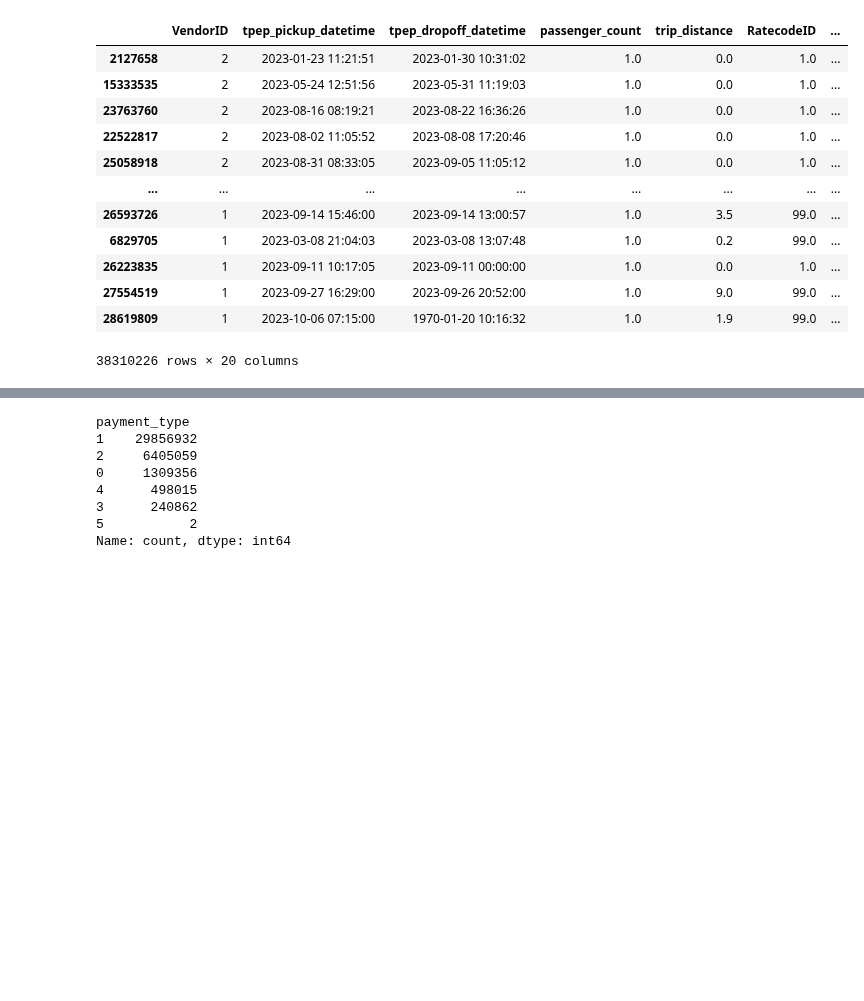
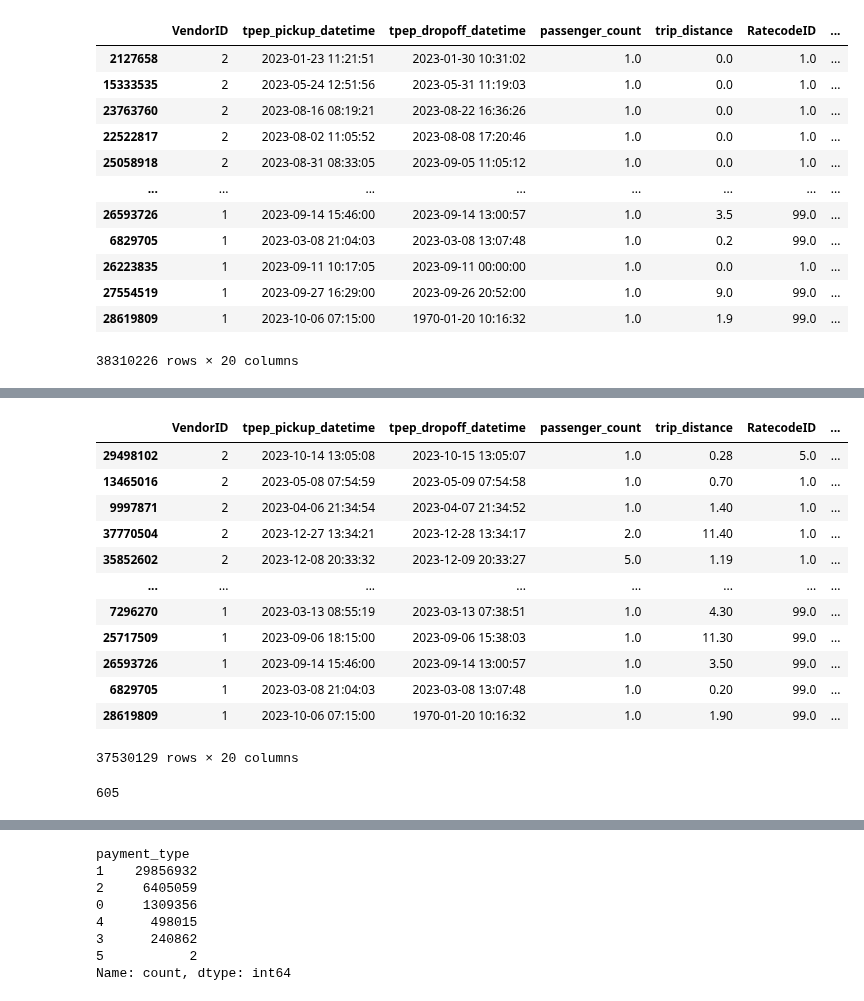
Before and after one commit to YuliaVK/Data-Analytics, a Jupyter notebook: NYC_taxi/notebooks/EDA.ipynb, the cells around one changed output, grey strips where cells are left out. Cells and saved outputs as stored; diff of their text form; code cells hidden in the pictures; blank space fills up the shorter version.

```diff
--- a/NYC_taxi/notebooks/EDA.ipynb
+++ b/NYC_taxi/notebooks/EDA.ipynb
@@ -331,0 +361,23 @@ Seing 1970-01-20 10:16:32 in a drop off column indicates that dates need to be c
+# %%
+rides = rides[rides['travel_time'] <= max_trip]
+rides_time_sorted = rides.sort_values(['travel_time'], ascending=False)
+rides_time_sorted
+# %% [output]
+|  | VendorID | tpep_pickup_datetime | tpep_dropoff_datetime | passenger_count | trip_distance | RatecodeID | ... |
+| 29498102 | 2 | 2023-10-14 13:05:08 | 2023-10-15 13:05:07 | 1.0 | 0.28 | 5.0 | ... |
+| 13465016 | 2 | 2023-05-08 07:54:59 | 2023-05-09 07:54:58 | 1.0 | 0.70 | 1.0 | ... |
+| 9997871 | 2 | 2023-04-06 21:34:54 | 2023-04-07 21:34:52 | 1.0 | 1.40 | 1.0 | ... |
+| 37770504 | 2 | 2023-12-27 13:34:21 | 2023-12-28 13:34:17 | 2.0 | 11.40 | 1.0 | ... |
+| 35852602 | 2 | 2023-12-08 20:33:32 | 2023-12-09 20:33:27 | 5.0 | 1.19 | 1.0 | ... |
+| ... | ... | ... | ... | ... | ... | ... | ... |
+| 7296270 | 1 | 2023-03-13 08:55:19 | 2023-03-13 07:38:51 | 1.0 | 4.30 | 99.0 | ... |
+| 25717509 | 1 | 2023-09-06 18:15:00 | 2023-09-06 15:38:03 | 1.0 | 11.30 | 99.0 | ... |
+| 26593726 | 1 | 2023-09-14 15:46:00 | 2023-09-14 13:00:57 | 1.0 | 3.50 | 99.0 | ... |
+| 6829705 | 1 | 2023-03-08 21:04:03 | 2023-03-08 13:07:48 | 1.0 | 0.20 | 99.0 | ... |
+| 28619809 | 1 | 2023-10-06 07:15:00 | 1970-01-20 10:16:32 | 1.0 | 1.90 | 99.0 | ... |
+37530129 rows × 20 columns
+# %%
+not_2023 = len(rides[(rides['tpep_pickup_datetime'].dt.year != 2023) | (rides['tpep_dropoff_datetime'].dt.year != 2023)])
+not_2023
+# %% [output]
+605
```
Also changed, not shown: parts of 11 cells of this notebook.
